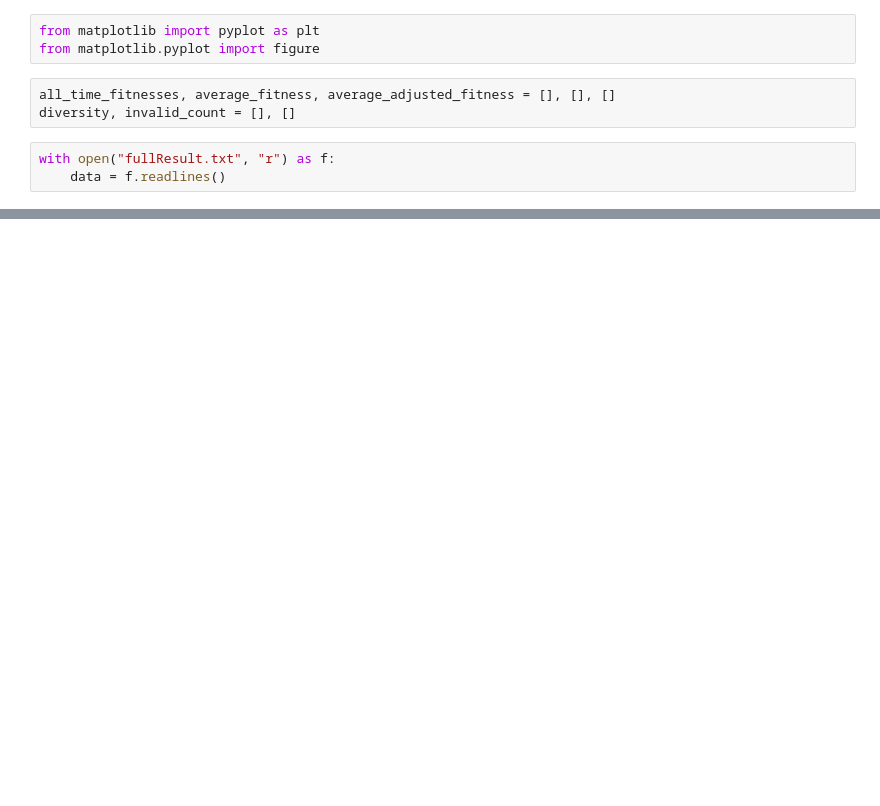
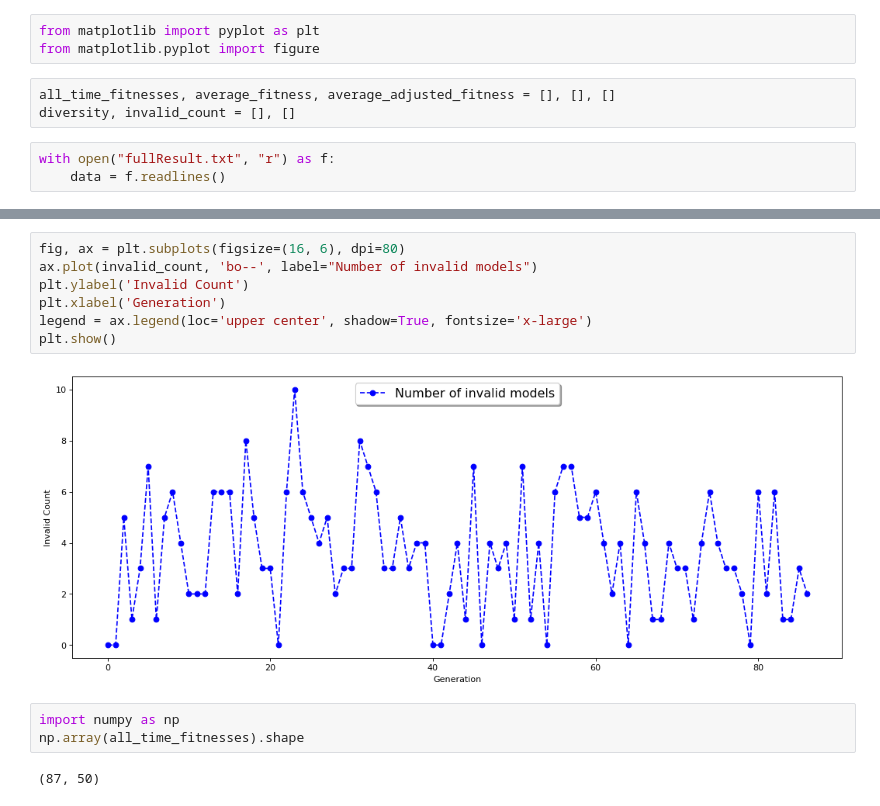
Before and after one commit to openVietAnh/Evolutionary-Convolutional-Neural-Network, a Jupyter notebook: data_analysis.ipynb, the cells around one changed output, grey strips where cells are left out. Cells and saved outputs as stored; diff of their text form; blank space fills up the shorter version.

```diff
--- a/data_analysis.ipynb
+++ b/data_analysis.ipynb
@@ -54,0 +57,14 @@ for i in range(int(data[data.index("TRACKER INFO\n") + 1])):
+# %%
+fig, ax = plt.subplots(figsize=(16, 6), dpi=80)
+ax.plot(invalid_count, 'bo--', label="Number of invalid models")
+plt.ylabel('Invalid Count')
+plt.xlabel('Generation')
+legend = ax.legend(loc='upper center', shadow=True, fontsize='x-large')
+plt.show()
+# %% [output]
+[figure, added]
+# %%
+import numpy as np
+np.array(all_time_fitnesses).shape
+# %% [output]
+(87, 50)
```
Also changed, not shown: parts of 8 cells of this notebook, 7 other files.
